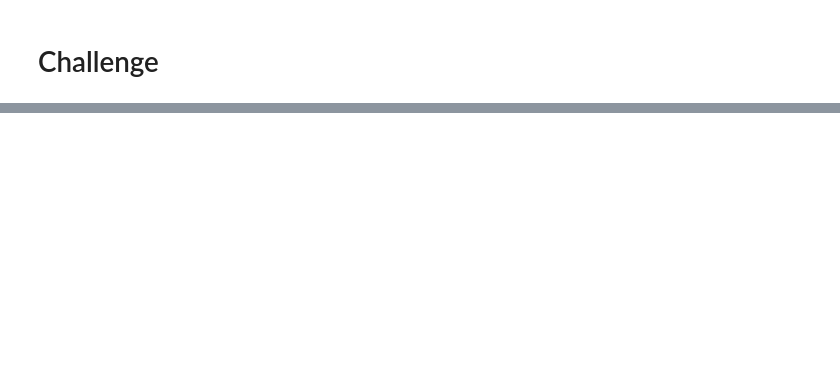
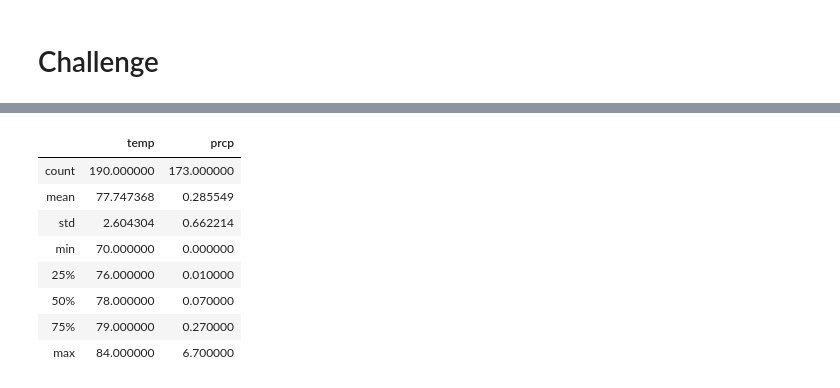
Before and after one commit to plin2204/SurfsUp_SQL, a Jupyter notebook: climate_analysis.ipynb, the cells around one changed output, grey strips where cells are left out. Drawn from its saved outputs; the diff is of its cells as text; code cells hidden in the pictures; blank space fills up the shorter version.

```diff
--- a/climate_analysis.ipynb
+++ b/climate_analysis.ipynb
@@ -111,0 +198,20 @@ df.plot.hist(bins=12)
+# %%
+# Calculate the date on September
+september = dt.date(2016, 9, 30) - dt.timedelta(days=30)
+# Perform a query to retrieve the data and precipitation scores
+results = session.query(Measurement.date, Measurement.tobs, Measurement.prcp).filter(Measurement.date > september).\
+            filter(Measurement.date <= dt.date(2016, 9, 30)).all()
+# Save the query results as a Pandas DataFrame and set the index to the date column
+df = pd.DataFrame(results, columns=['date', 'temp','prcp'])
+# Use Pandas to calcualte the summary statistics for the precipitation data
+df.describe()
+# %% [output]
+|  | temp | prcp |
+| count | 190.000000 | 173.000000 |
+| mean | 77.747368 | 0.285549 |
+| std | 2.604304 | 0.662214 |
+| min | 70.000000 | 0.000000 |
+| 25% | 76.000000 | 0.010000 |
+| 50% | 78.000000 | 0.070000 |
+| 75% | 79.000000 | 0.270000 |
+| max | 84.000000 | 6.700000 |
```
Also changed, not shown: parts of 11 cells of this notebook.
